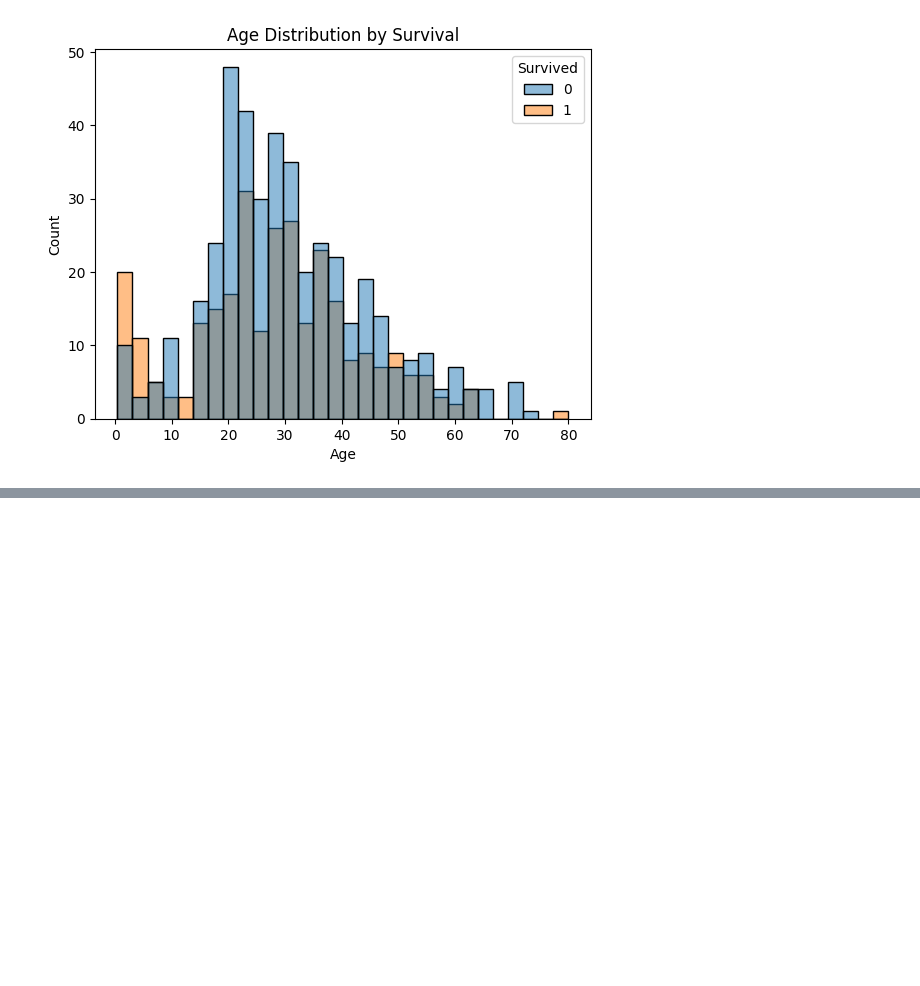
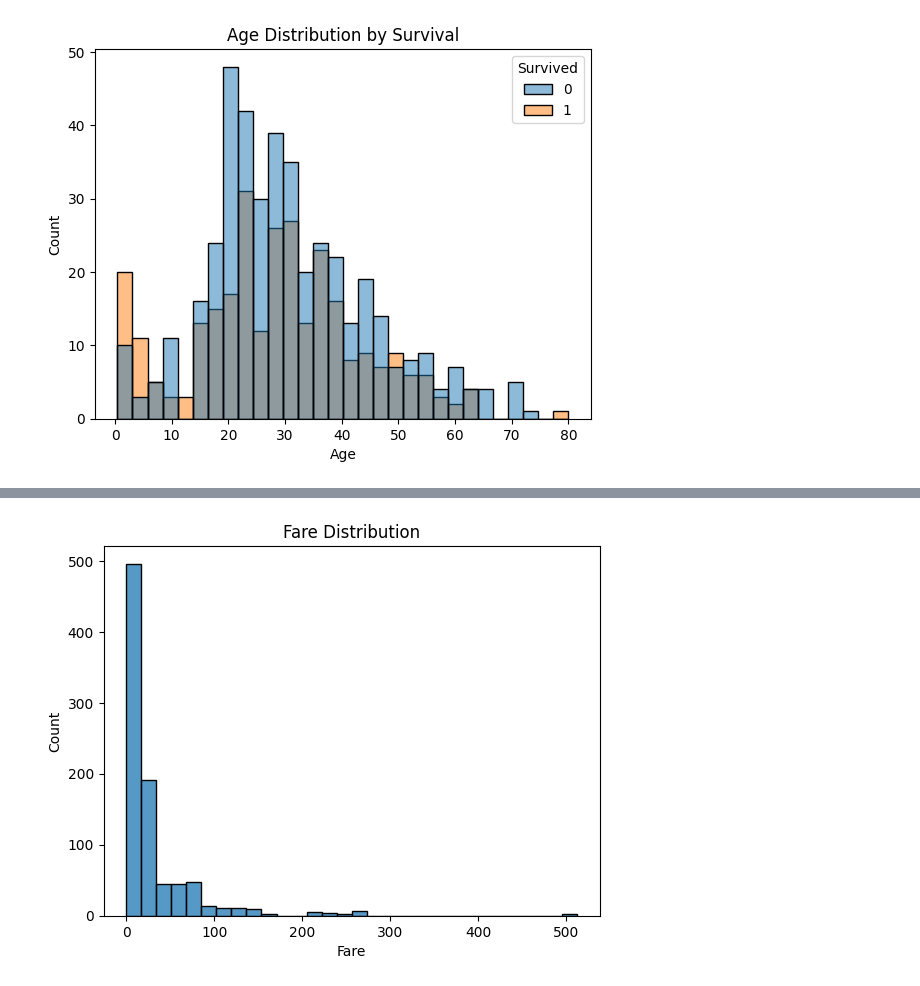
Before and after one commit to Shiva-Kumar-S-M/ModelForge, a Jupyter notebook: notebooks/Untitled.ipynb, the cells around one changed output, grey strips where cells are left out. Saved outputs shown, nothing was run; the diff lists cells and outputs as text; code cells hidden in the pictures; blank space fills up the shorter version.

```diff
--- a/notebooks/Untitled.ipynb
+++ b/notebooks/Untitled.ipynb
@@ -142,0 +159,6 @@ plt.show()
+# %%
+sns.histplot(df["Fare"], bins=30)
+plt.title("Fare Distribution")
+plt.show()
+# %% [output]
+[figure, added]
```
Also changed, not shown: parts of 3 cells of this notebook.
